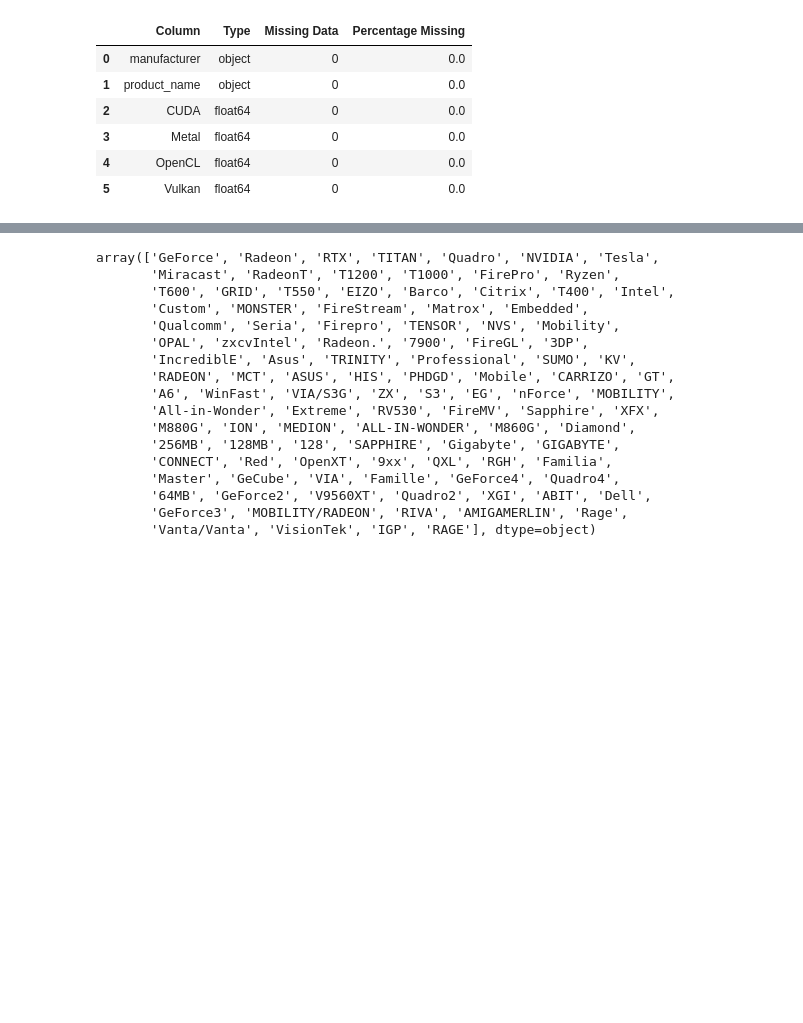
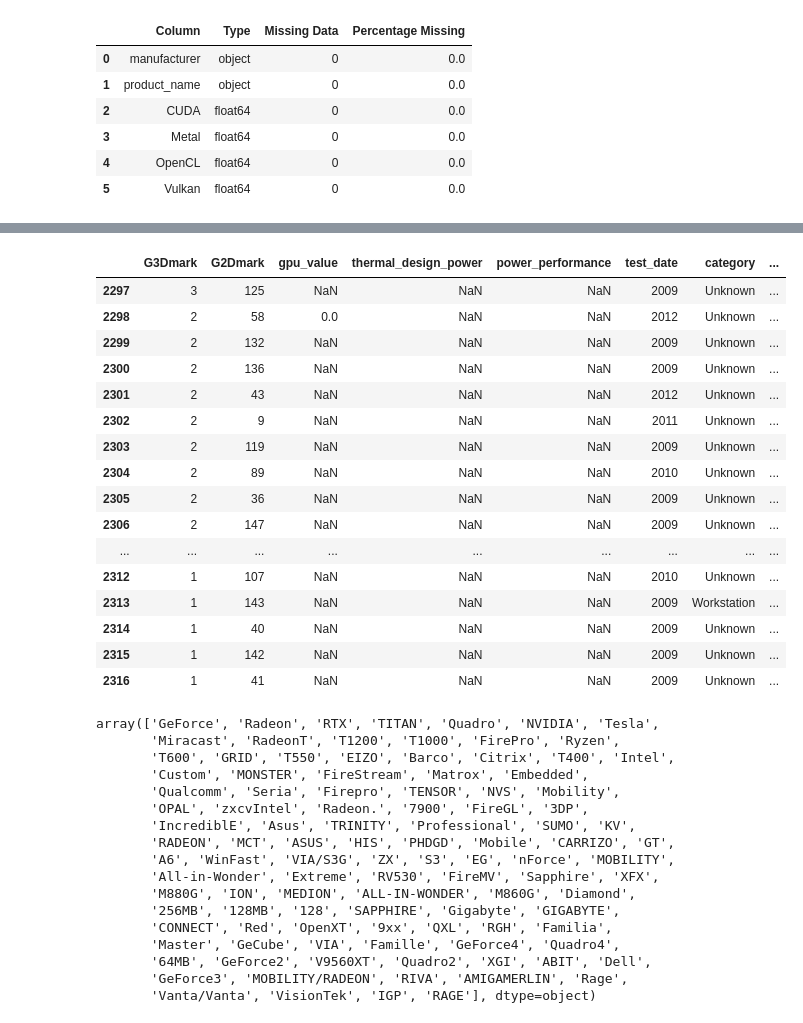
Before and after one commit to DylanHartmann/CDS-301-Project, a Jupyter notebook: visualizations.ipynb, the cells around one changed output, grey strips where cells are left out. Cells and saved outputs as stored; diff of their text form; code cells hidden in the pictures; blank space fills up the shorter version.

```diff
--- a/visualizations.ipynb
+++ b/visualizations.ipynb
@@ -204,3 +270,23 @@ df_benchmarks_final.head()
+# %%
+df_benchmarks_final.tail(20)
+# %% [output]
+|  | G3Dmark | G2Dmark | gpu_value | thermal_design_power | power_performance | test_date | category | ... |
+| 2297 | 3 | 125 | NaN | NaN | NaN | 2009 | Unknown | ... |
+| 2298 | 2 | 58 | 0.0 | NaN | NaN | 2012 | Unknown | ... |
+| 2299 | 2 | 132 | NaN | NaN | NaN | 2009 | Unknown | ... |
+| 2300 | 2 | 136 | NaN | NaN | NaN | 2009 | Unknown | ... |
+| 2301 | 2 | 43 | NaN | NaN | NaN | 2012 | Unknown | ... |
+| 2302 | 2 | 9 | NaN | NaN | NaN | 2011 | Unknown | ... |
+| 2303 | 2 | 119 | NaN | NaN | NaN | 2009 | Unknown | ... |
+| 2304 | 2 | 89 | NaN | NaN | NaN | 2010 | Unknown | ... |
+| 2305 | 2 | 36 | NaN | NaN | NaN | 2009 | Unknown | ... |
+| 2306 | 2 | 147 | NaN | NaN | NaN | 2009 | Unknown | ... |
+| ... | ... | ... | ... | ... | ... | ... | ... | ... |
+| 2312 | 1 | 107 | NaN | NaN | NaN | 2010 | Unknown | ... |
+| 2313 | 1 | 143 | NaN | NaN | NaN | 2009 | Workstation | ... |
+| 2314 | 1 | 40 | NaN | NaN | NaN | 2009 | Unknown | ... |
+| 2315 | 1 | 142 | NaN | NaN | NaN | 2009 | Unknown | ... |
+| 2316 | 1 | 41 | NaN | NaN | NaN | 2009 | Unknown | ... |
 # %%
 df_benchmarks_final["manufacturer"].unique()
 # %% [output]
```
Also changed, not shown: parts of 22 cells of this notebook.
